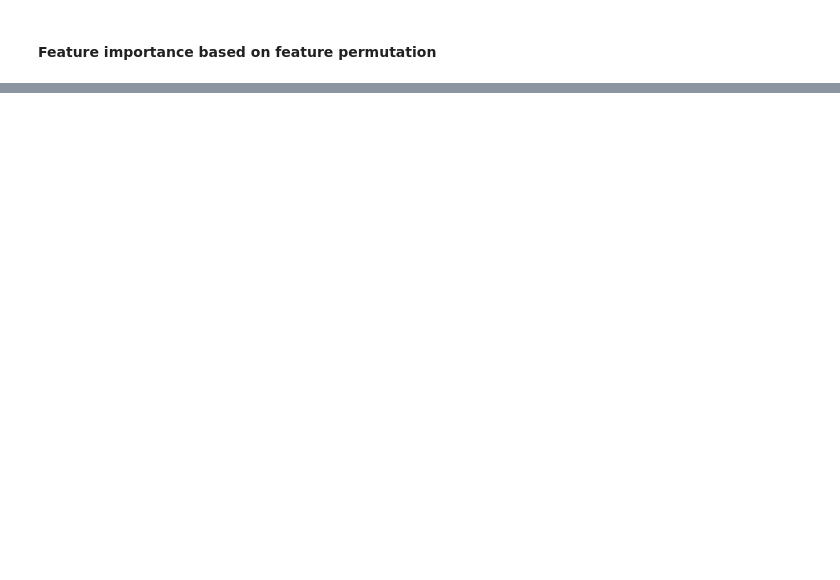
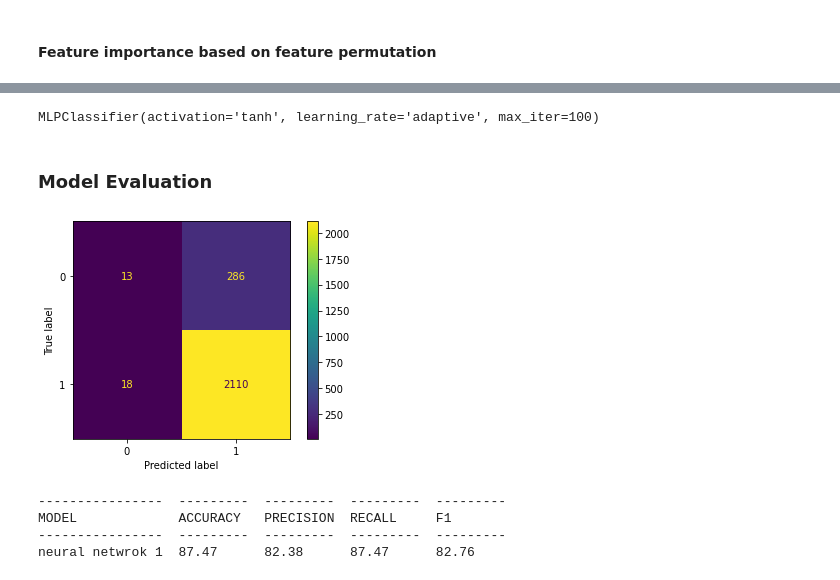
Before and after one commit to ElviraKonovalov/road-collisions, a Jupyter notebook: project_data_model.ipynb, the cells around one changed output, grey strips where cells are left out. Drawn from its saved outputs; the diff is of its cells as text; code cells hidden in the pictures; blank space fills up the shorter version.

```diff
--- a/project_data_model.ipynb
+++ b/project_data_model.ipynb
@@ -279,0 +396,11 @@ The most influential features in the dataset are calculated using two methods MD
+# %%
+params = {
+    'hidden_layer_sizes': [(50,50,50), (50,100,50), (100,)],
+    'activation': ['tanh', 'relu'],
+    'solver': ['sgd', 'adam'],
+    'alpha': [0.0001, 0.05],
+    'learning_rate': ['constant','adaptive'],
+}
+mlp = MLPClassifier(max_iter=100)
+nn = GridSearchCV(mlp, params, n_jobs=-1, cv=3)
+nn.fit(X_train, y_train)
@@ -279,0 +415,28 @@ The most influential features in the dataset are calculated using two methods MD
+# %%
+nn.best_estimator_ # params of best estimator
+# %% [output]
+MLPClassifier(activation='tanh', learning_rate='adaptive', max_iter=100)
+# %% [markdown]
+### Model Evaluation
+# %%
+y_pred = nn.best_estimator_.predict(X_test)
+plot_confusion_matrix(nn.best_estimator_, X_test, y_test)
+plt.show();
+# %% [output]
+[figure, added]
+# %%
+y_pred = nn.best_estimator_.predict(X_test)
+accuracy = round(accuracy_score(y_test, y_pred)*100,2)
+precision = round(precision_score(y_test, y_pred, average='weighted')*100,2)
+recall = round(recall_score(y_test, y_pred, average='weighted')*100,2)
+f1 = round(f1_score(y_test, y_pred, average='weighted')*100,2)
+
+print("{0:17} {1:10} {2:10} {3:10} {4:}".format("----------------", "---------", "---------", "---------", "---------"))
+print("{0:17} {1:10} {2:10} {3:10} {4:}".format("MODEL", "ACCURACY", "PRECISION", "RECALL", "F1"))
+print("{0:17} {1:10} {2:10} {3:10} {4:}".format("----------------", "---------", "---------", "---------", "---------"))
+print("{0:17} {1:} {2:10} {3:10} {4:10}".format("neural netwrok 1", accuracy, precision, recall, f1))
+# %% [output]
+----------------  ---------  ---------  ---------  ---------
+MODEL             ACCURACY   PRECISION  RECALL     F1
+----------------  ---------  ---------  ---------  ---------
+neural netwrok 1  87.47      82.38      87.47      82.76
```
Also changed, not shown: parts of 68 cells of this notebook.
